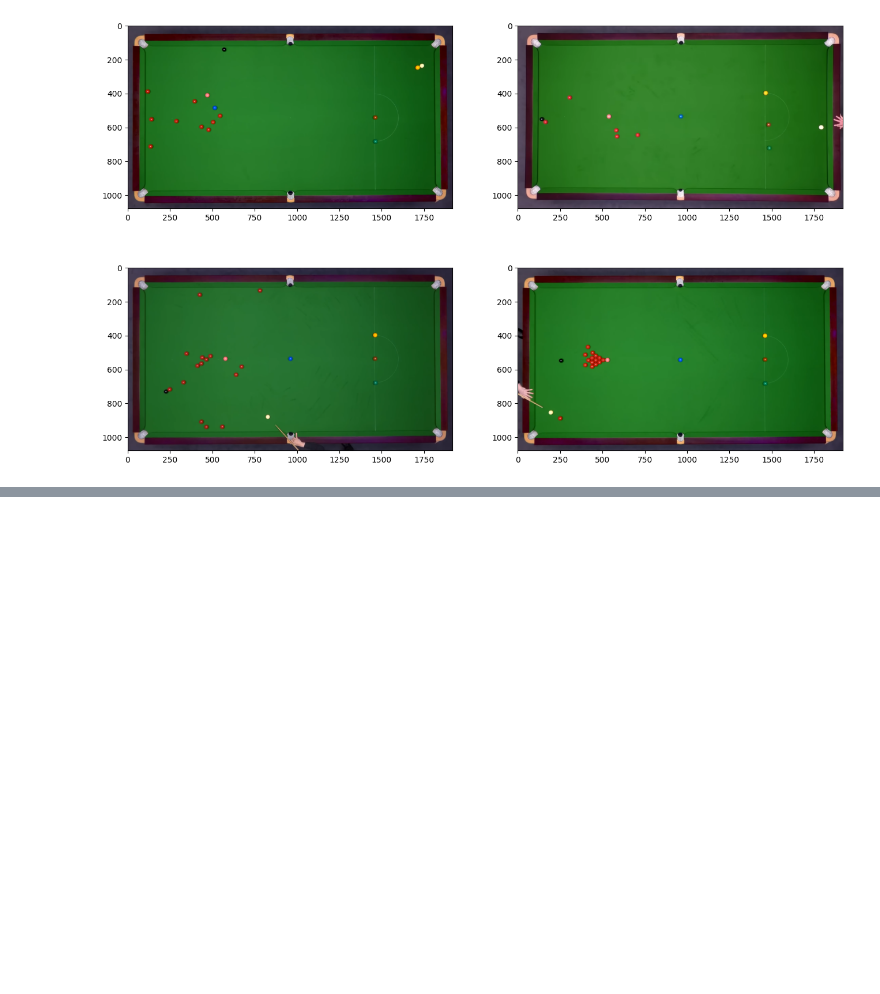
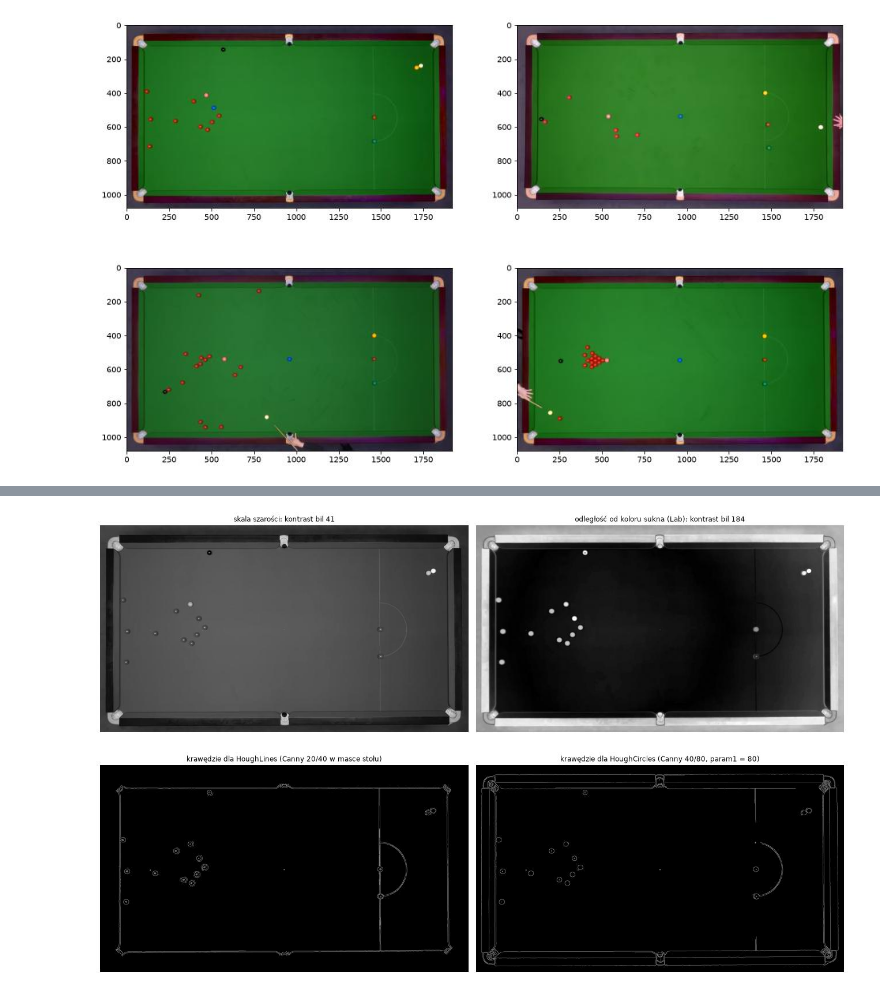
Before and after one commit to jkociecki/computer-vision, a Jupyter notebook: lab-04/Lab4_Hough.ipynb, the cells around one changed output, grey strips where cells are left out. Saved outputs shown, nothing was run; the diff lists cells and outputs as text; code cells hidden in the pictures; blank space fills up the shorter version.

```diff
--- a/lab-04/Lab4_Hough.ipynb
+++ b/lab-04/Lab4_Hough.ipynb
@@ -33,6 +33,20 @@ Staraj się prowadzić eksperymenty na jednym czy dwóch, a następnie zaprezent
 import cv2
 import numpy as np
 import matplotlib.pyplot as plt
+# %%
+%config InlineBackend.figure_formats = ['jpeg']  # klatki z nakładkami w PNG ważą kilka MB
+plt.rcParams['figure.dpi'] = 72
+
+def show_grid(images, titles, ncols=None, size=6, cmap=None, **kw):
+    ncols = ncols or len(images)
+    nrows = -(-len(images) // ncols)
+    h, w = images[0].shape[:2]
+    _, axes = plt.subplots(nrows, ncols, figsize=(size * ncols, size * nrows * h / w + 0.7 * nrows), squeeze=False, constrained_layout=True)
+    for ax in axes.ravel():
+        ax.axis('off')
+    for ax, img, title in zip(axes.ravel(), images, titles):
+        ax.imshow(img, cmap=cmap, **kw); ax.set_title(title)
+    plt.show()
 # %%
 # zbiór danych
 mcgill = cv2.imread('mcgill.png')
@@ -51,0 +187,13 @@ axes.ravel()[3].imshow(mcgill2[..., ::-1])
+# %%
+res = detect(mcgill)
+gray = cv2.cvtColor(mcgill, cv2.COLOR_BGR2GRAY)
+yy, xx = np.mgrid[:gray.shape[0], :gray.shape[1]]
+on_balls = np.zeros(gray.shape, bool)
+for x, y in GT['mcgill']:
+    on_balls |= (xx - x) ** 2 + (yy - y) ** 2 <= 8 ** 2
+contrast = lambda img: np.abs(img[on_balls].astype(float) - np.median(img[res['inner'] > 0])).mean()
+show_grid([gray, res['dist'], res['edges'], cv2.Canny(res['dist'], 40, 80)],
+          [f'skala szarości: kontrast bil {contrast(gray):.0f}', f'odległość od koloru sukna (Lab): kontrast bil {contrast(res["dist"]):.0f}',
+           'krawędzie dla HoughLines (Canny 20/40 w masce stołu)', 'krawędzie dla HoughCircles (Canny 40/80, param1 = 80)'], ncols=2, size=9, cmap='gray')
+# %% [output]
+[figure, added]
```
Also changed, not shown: parts of 15 cells of this notebook, 46 other files.
